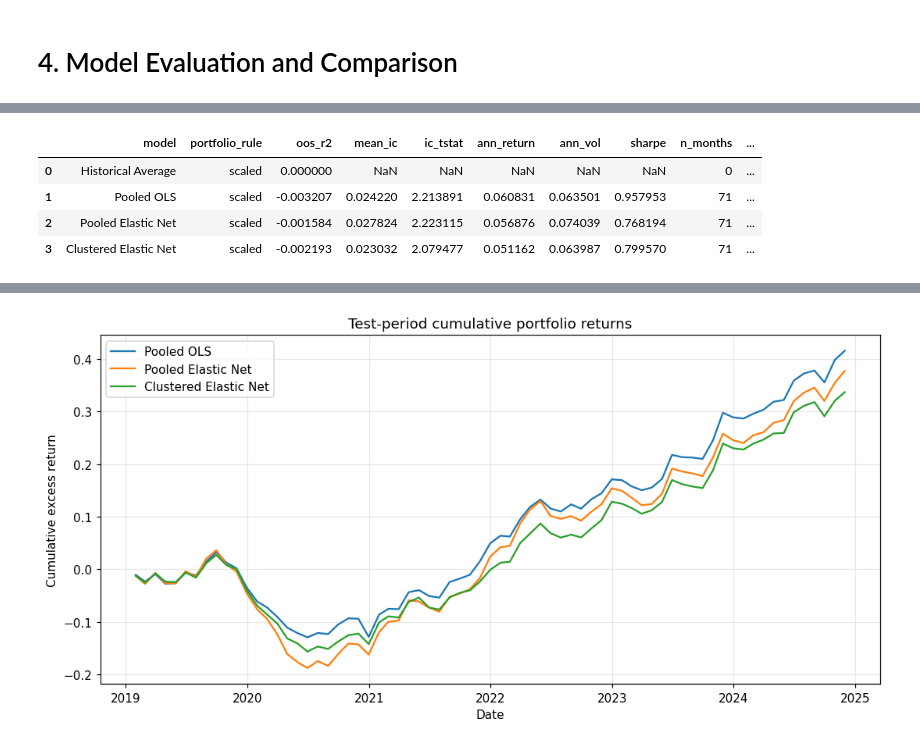
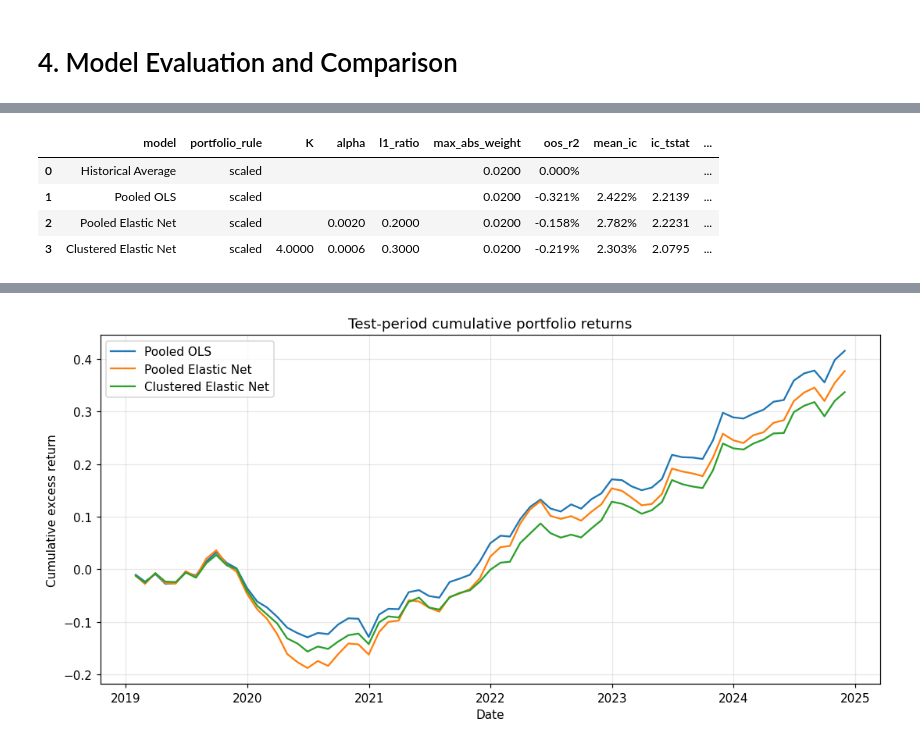
Before and after one commit to JackyJacky1029/FINA-4713-Group-9-Project, a Jupyter notebook: jkp_project.ipynb, the cells around one changed output, grey strips where cells are left out. Cells and saved outputs as stored; diff of their text form; code cells hidden in the pictures.

```diff
--- a/jkp_project.ipynb
+++ b/jkp_project.ipynb
@@ -2653,9 +2937,9 @@ def fit_assign_kmeans_clusters(
     X_cluster_est = est_out[cluster_feature_cols].copy()
     X_cluster_pred = pred_out[cluster_feature_cols].copy()
 
-    # Defensive checks.
-    assert X_cluster_est.isna().sum().sum() == 0, "Missing values in estimation clustering matrix."
-    assert X_cluster_pred.isna().sum().sum() == 0, "Missing values in prediction clustering matrix."
+    # # Defensive checks.
+    # assert X_cluster_est.isna().sum().sum() == 0, "Missing values in estimation clustering matrix."
+    # assert X_cluster_pred.isna().sum().sum() == 0, "Missing values in prediction clustering matrix."
 
     # Fit K-means using only the current estimation window.
     kmeans_model = KMeans(
@@ -4032,14 +4225,14 @@ def fit_predict_pooled_ols(
     - does not use regularization
     """
 
-    # Defensive check: make sure all required columns exist.
-    required_cols = [id_col, date_col, target_col] + feature_cols
+    # # Defensive check: make sure all required columns exist.
+    # required_cols = [id_col, date_col, target_col] + feature_cols
 
-    missing_est_cols = [col for col in required_cols if col not in est_df.columns]
-    missing_pred_cols = [col for col in required_cols if col not in pred_df.columns]
+    # missing_est_cols = [col for col in required_cols if col not in est_df.columns]
+    # missing_pred_cols = [col for col in required_cols if col not in pred_df.columns]
 
-    assert len(missing_est_cols) == 0, f"Missing columns in est_df: {missing_est_cols}"
-    assert len(missing_pred_cols) == 0, f"Missing columns in pred_df: {missing_pred_cols}"
+    # assert len(missing_est_cols) == 0, f"Missing columns in est_df: {missing_est_cols}"
+    # assert len(missing_pred_cols) == 0, f"Missing columns in pred_df: {missing_pred_cols}"
 
     # Training data from the current estimation window.
     X_train = est_df[feature_cols].copy()
@@ -4403,6 +4510,22 @@ Name: y_pred, dtype: float64
 # %%
 # Work on a copy so we do not accidentally change the original Section 3 output.
-test_results_table = final_test_results.copy()
+test_results_table = pd.DataFrame(final_test_results)
+
+# Add final model settings for readability.
+# These are reporting columns only; they do not affect evaluation.
+test_results_table["K"] = np.nan
+test_results_table["alpha"] = np.nan
+test_results_table["l1_ratio"] = np.nan
+
+test_results_table.loc[
+    test_results_table["model"] == "Pooled Elastic Net",
+    ["alpha", "l1_ratio"]
+] = [alpha_pooled_star, l1_ratio_pooled_star]
+
+test_results_table.loc[
+    test_results_table["model"] == "Clustered Elastic Net",
+    ["K", "alpha", "l1_ratio"]
+] = [K_star, alpha_clustered_star, l1_ratio_clustered_star]
 
 # Order the models manually for readability.
 model_order = [
@@ -4416,40 +4539,69 @@ test_results_table["model"] = pd.Categorical(
     test_results_table["model"],
     categories=model_order,
     ordered=True
 )
 
 test_results_table = test_results_table.sort_values("model").reset_index(drop=True)
 
 # Select the most important columns for reporting.
 # Some columns may not exist depending on earlier outputs, so we check first.
 report_cols = [
     "model",
     "portfolio_rule",
+    "K",
+    "alpha",
+    "l1_ratio",
     "max_abs_weight",
     "oos_r2",
     "mean_ic",
     "ic_tstat",
     "ann_return",
     "ann_vol",
     "sharpe",
-    "n_months",
-    "n_ic_months",
-    "constant_pred_months",
-    "n_obs"
 ]
 
 available_report_cols = [
     col for col in report_cols
     if col in test_results_table.columns
 ]
 
 test_results_report = test_results_table[available_report_cols].copy()
 
+test_results_formatted = test_results_report.copy()
+
+percent_cols = [
+    "oos_r2",
+    "mean_ic",
+    "ann_return",
+    "ann_vol"
+]
+
+for col in percent_cols:
+    if col in test_results_formatted.columns:
+        test_results_formatted[col] = test_results_formatted[col].map(
+            lambda x: f"{x * 100:.3f}%" if pd.notna(x) else ""
+        )
+
+numeric_cols = [
+    "K",
+    "alpha",
+    "l1_ratio",
+    "max_abs_weight",
+    "ic_tstat",
+    "sharpe"
+]
+
+for col in numeric_cols:
+    if col in test_results_formatted.columns:
+        test_results_formatted[col] = test_results_formatted[col].map(
+            lambda x: f"{x:.4f}" if pd.notna(x) else ""
+        )
+
 # Display final test-period performance.
-display(test_results_report)
+display(test_results_formatted)
 # %% [output]
-|  | model | portfolio_rule | oos_r2 | mean_ic | ic_tstat | ann_return | ann_vol | sharpe | n_months | ... |
-| 0 | Historical Average | scaled | 0.000000 | NaN | NaN | NaN | NaN | NaN | 0 | ... |
-| 1 | Pooled OLS | scaled | -0.003207 | 0.024220 | 2.213891 | 0.060831 | 0.063501 | 0.957953 | 71 | ... |
-| 2 | Pooled Elastic Net | scaled | -0.001584 | 0.027824 | 2.223115 | 0.056876 | 0.074039 | 0.768194 | 71 | ... |
-| 3 | Clustered Elastic Net | scaled | -0.002193 | 0.023032 | 2.079477 | 0.051162 | 0.063987 | 0.799570 | 71 | ... |
+|  | model | portfolio_rule | K | alpha | l1_ratio | max_abs_weight | oos_r2 | mean_ic | ic_tstat | ... |
+| 0 | Historical Average | scaled |  |  |  | 0.0200 | 0.000% |  |  | ... |
+| 1 | Pooled OLS | scaled |  |  |  | 0.0200 | -0.321% | 2.422% | 2.2139 | ... |
+| 2 | Pooled Elastic Net | scaled |  | 0.0020 | 0.2000 | 0.0200 | -0.158% | 2.782% | 2.2231 | ... |
+| 3 | Clustered Elastic Net | scaled | 4.0000 | 0.0006 | 0.3000 | 0.0200 | -0.219% | 2.303% | 2.0795 | ... |
```
Also changed, not shown: parts of 73 cells of this notebook.
